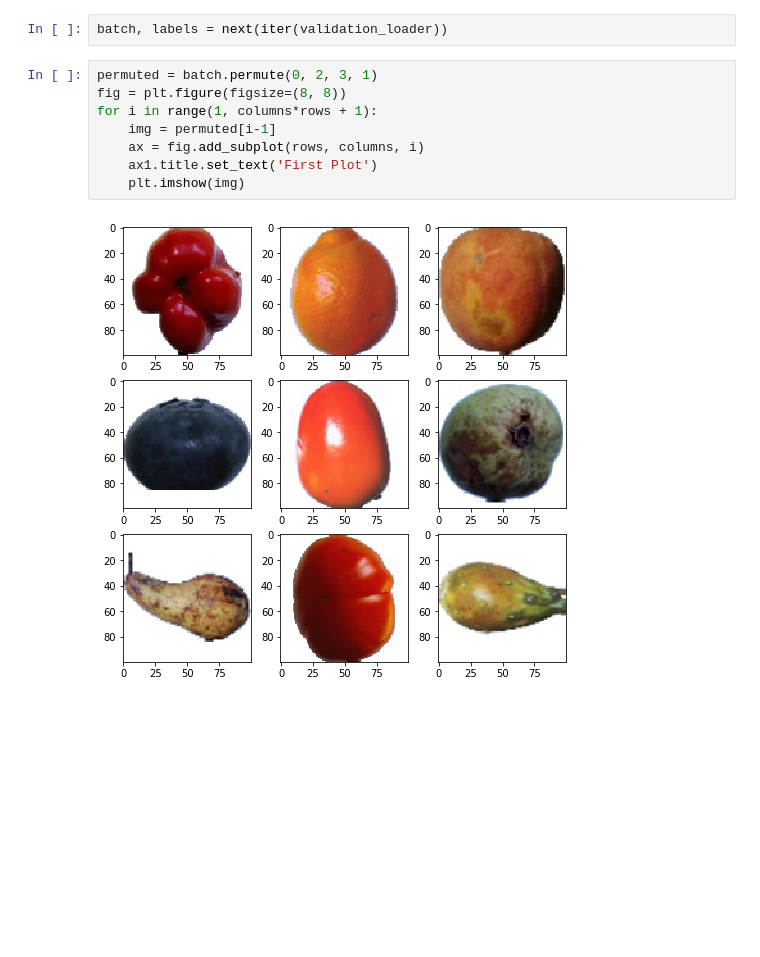
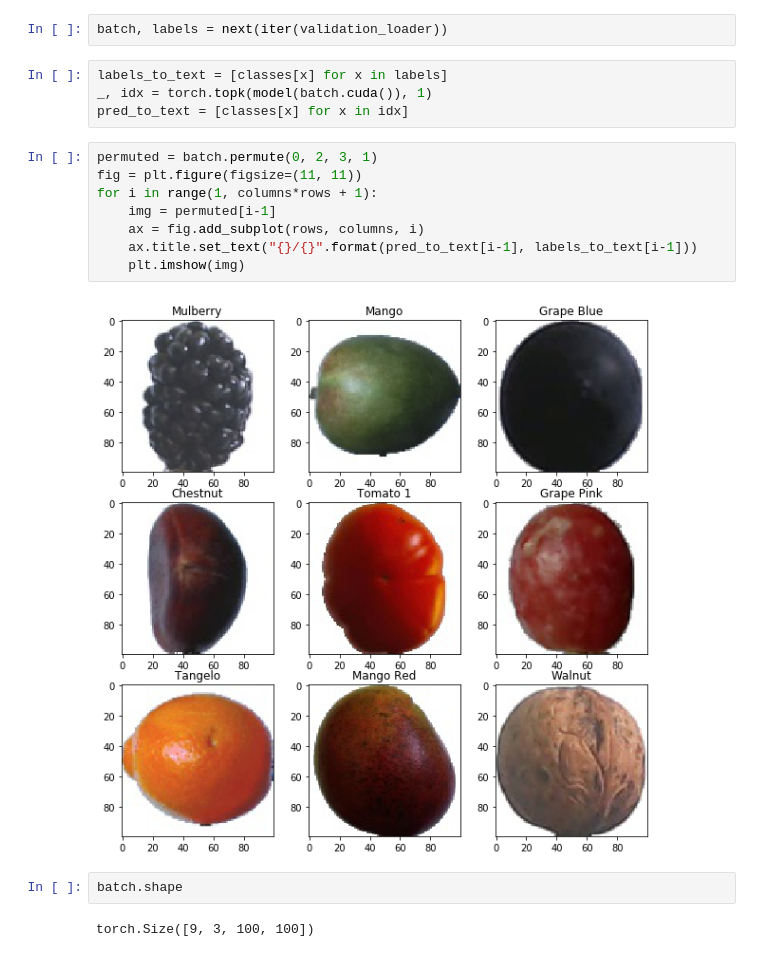
Before and after one commit to fabiopk/rt_fruit_detection, a Jupyter notebook: test_set_observation.ipynb, the cells around one changed output. Saved outputs shown, nothing was run; the diff lists cells and outputs as text; blank space fills up the shorter version.

```diff
--- a/test_set_observation.ipynb
+++ b/test_set_observation.ipynb
@@ -24,13 +44,21 @@ validation_data = ImageFolder('fruits-360/Test', validation_transforms)
 validation_loader = DataLoader(validation_data, batch_size=rows*columns, num_workers=0, shuffle=True)
 # %%
 batch, labels = next(iter(validation_loader))
+# %%
+labels_to_text = [classes[x] for x in labels]
+_, idx = torch.topk(model(batch.cuda()), 1)
+pred_to_text = [classes[x] for x in idx]
 # %%
 permuted = batch.permute(0, 2, 3, 1)
-fig = plt.figure(figsize=(8, 8))
+fig = plt.figure(figsize=(11, 11))
 for i in range(1, columns*rows + 1):
     img = permuted[i-1]
     ax = fig.add_subplot(rows, columns, i)
-    ax1.title.set_text('First Plot')
+    ax.title.set_text("{}/{}".format(pred_to_text[i-1], labels_to_text[i-1]))
     plt.imshow(img)
 # %% [output]
-[figure, old version]
+[figure, new version]
+# %%
+batch.shape
+# %% [output]
+torch.Size([9, 3, 100, 100])
```
Also changed, not shown: parts of 4 cells of this notebook, 24 other files.
